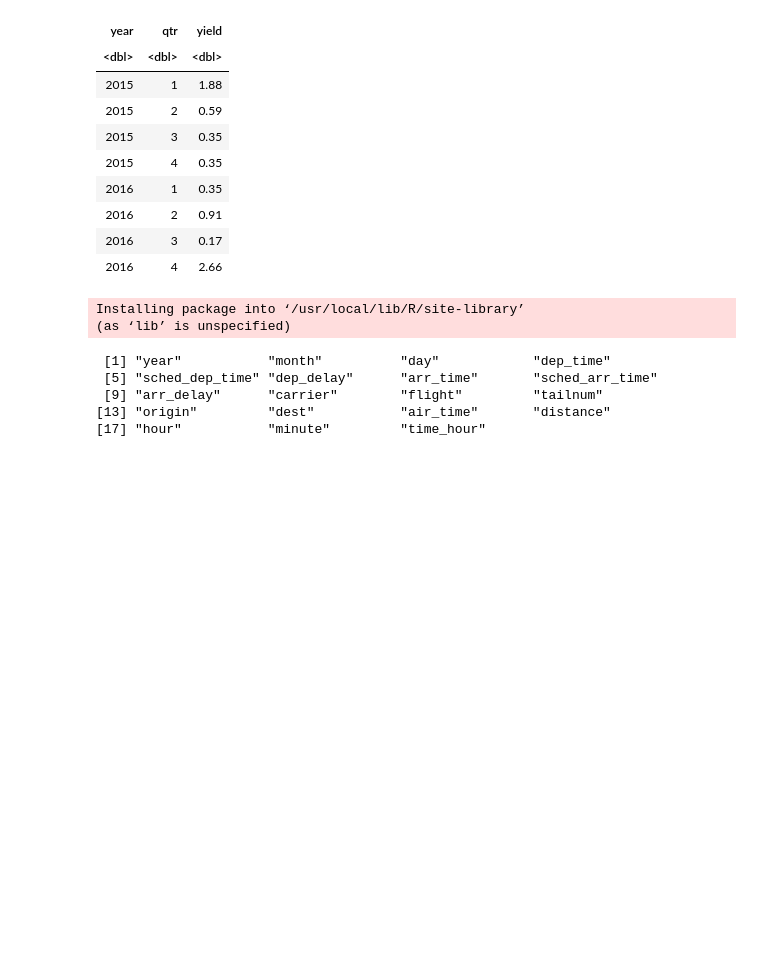
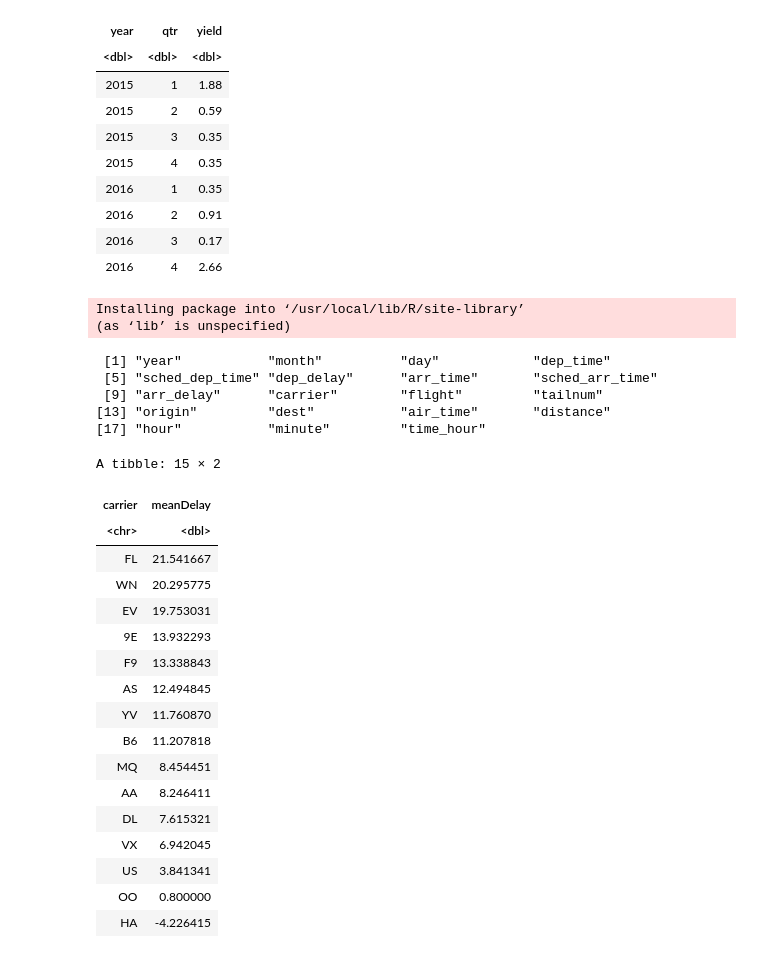
Before and after one commit to Pepcoders/Business-Analytics-Content, a Jupyter notebook: 23_feb.ipynb, the cells around one changed output. Saved outputs shown, nothing was run; the diff lists cells and outputs as text; code cells hidden in the pictures; blank space fills up the shorter version.

```diff
--- a/23_feb.ipynb
+++ b/23_feb.ipynb
@@ -214,3 +214,8 @@ flightsMutated <- flightsSelected %>%
 mutate(gain=dep_delay-arr_delay,
         hours =airtime/60,
         gain_per_hour=gain/hours)
+# %%
+meanDelays <- flightsMutated %>%
+group_by(carrier) %>%
+dplyr::summarize(meanDelay=mean(dep_delay,na.rm = TRUE)) %>%
+arrange(desc(meanDelay))
@@ -216,0 +229,21 @@ mutate(gain=dep_delay-arr_delay,
+# %%
+meanDelays
+# %% [output]
+A tibble: 15 × 2
+| carrier | meanDelay |
+| <chr> | <dbl> |
+| FL | 21.541667 |
+| WN | 20.295775 |
+| EV | 19.753031 |
+| 9E | 13.932293 |
+| F9 | 13.338843 |
+| AS | 12.494845 |
+| YV | 11.760870 |
+| B6 | 11.207818 |
+| MQ | 8.454451 |
+| AA | 8.246411 |
+| DL | 7.615321 |
+| VX | 6.942045 |
+| US | 3.841341 |
+| OO | 0.800000 |
+| HA | -4.226415 |
```
Also changed, not shown: parts of 4 cells of this notebook.
